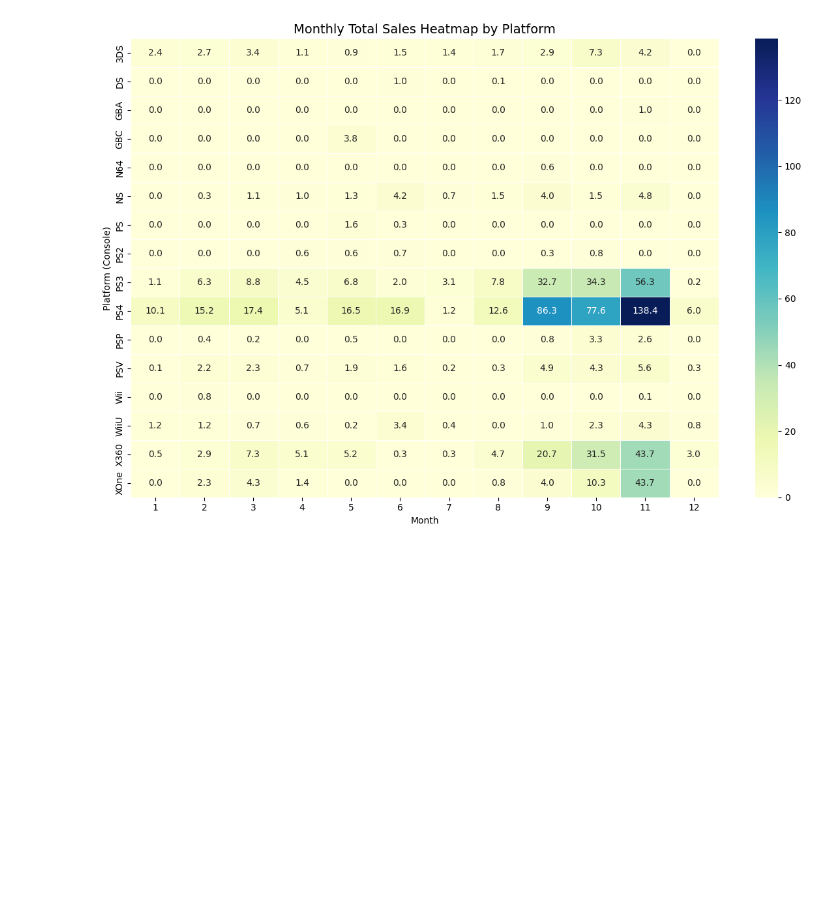
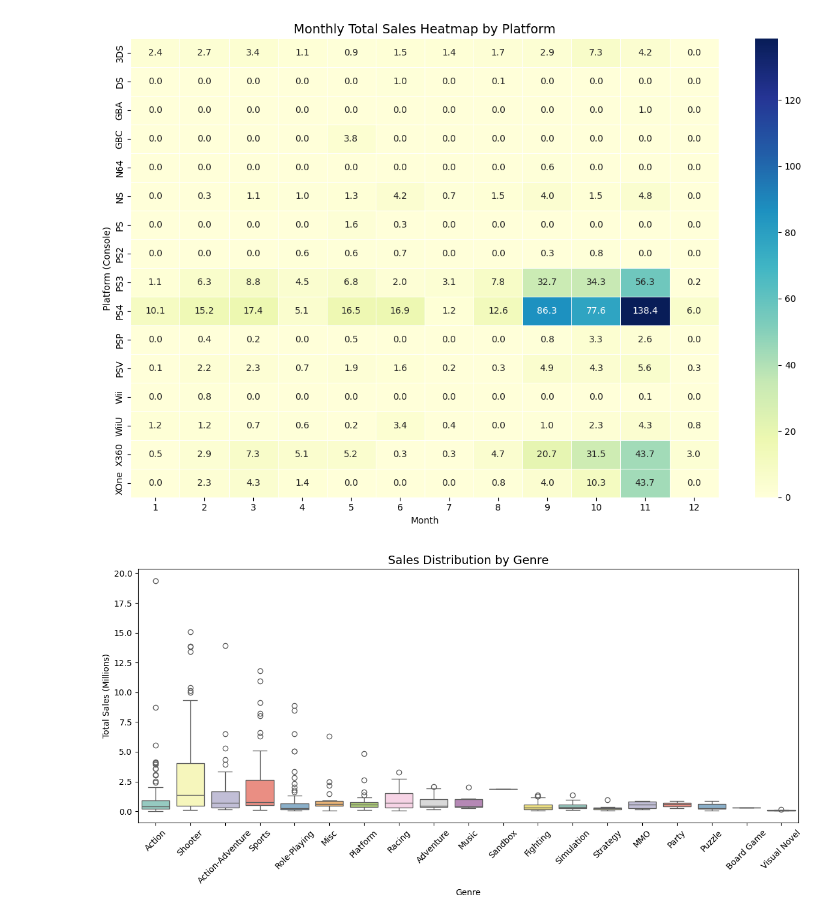
Before and after one commit to Choeyanggg/Data-Analysis-of-VideoGame-Sales, a Jupyter notebook: videogamesales.ipynb, the cells around one changed output. Saved outputs shown, nothing was run; the diff lists cells and outputs as text; code cells hidden in the pictures; blank space fills up the shorter version.

```diff
--- a/videogamesales.ipynb
+++ b/videogamesales.ipynb
@@ -292,3 +272,15 @@ plt.tight_layout()
 plt.show()
 # %% [output]
 [figure]
+# %%
+# 9. Boxplot for Sales Distribution by Genre
+plt.figure(figsize=(12, 6))
+sns.boxplot(data=df, x='genre', y='total_sales', hue='genre', palette='Set3', legend=False)
+plt.title("Sales Distribution by Genre", fontsize=14)
+plt.xlabel("Genre")
+plt.ylabel("Total Sales (Millions)")
+plt.xticks(rotation=45)
+plt.tight_layout()
+plt.show()
+# %% [output]
+[figure, added]
```
Also changed, not shown: parts of 11 cells of this notebook.
